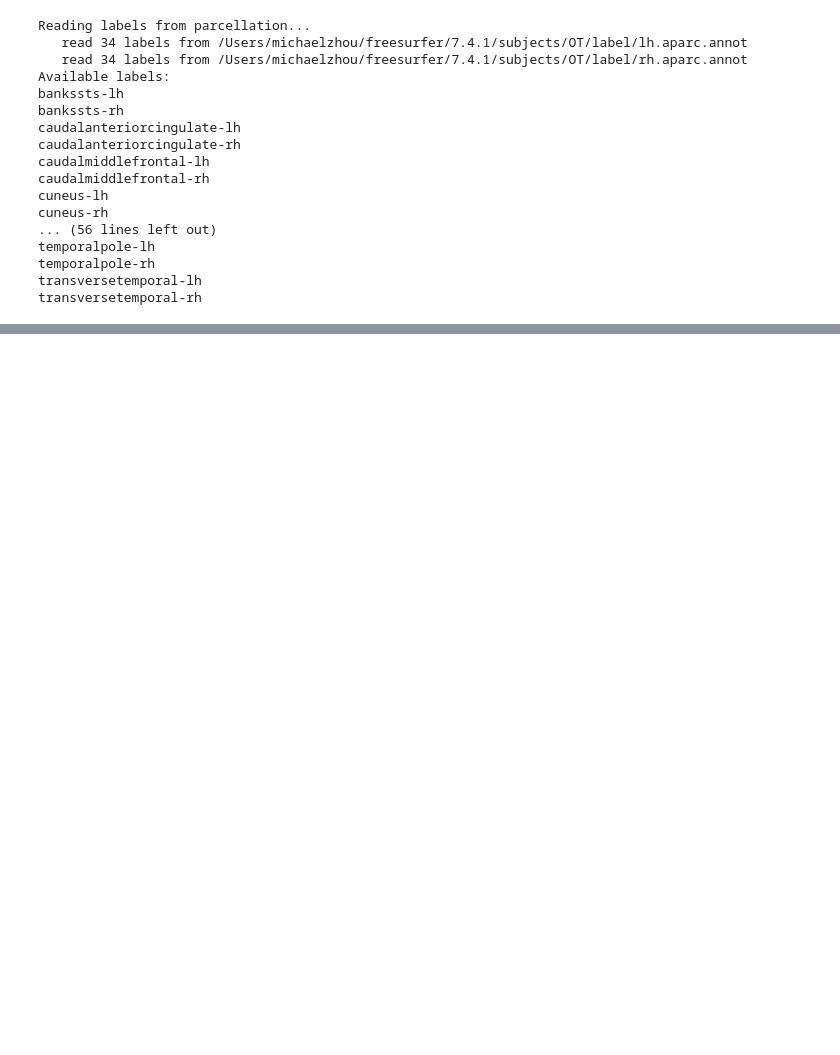
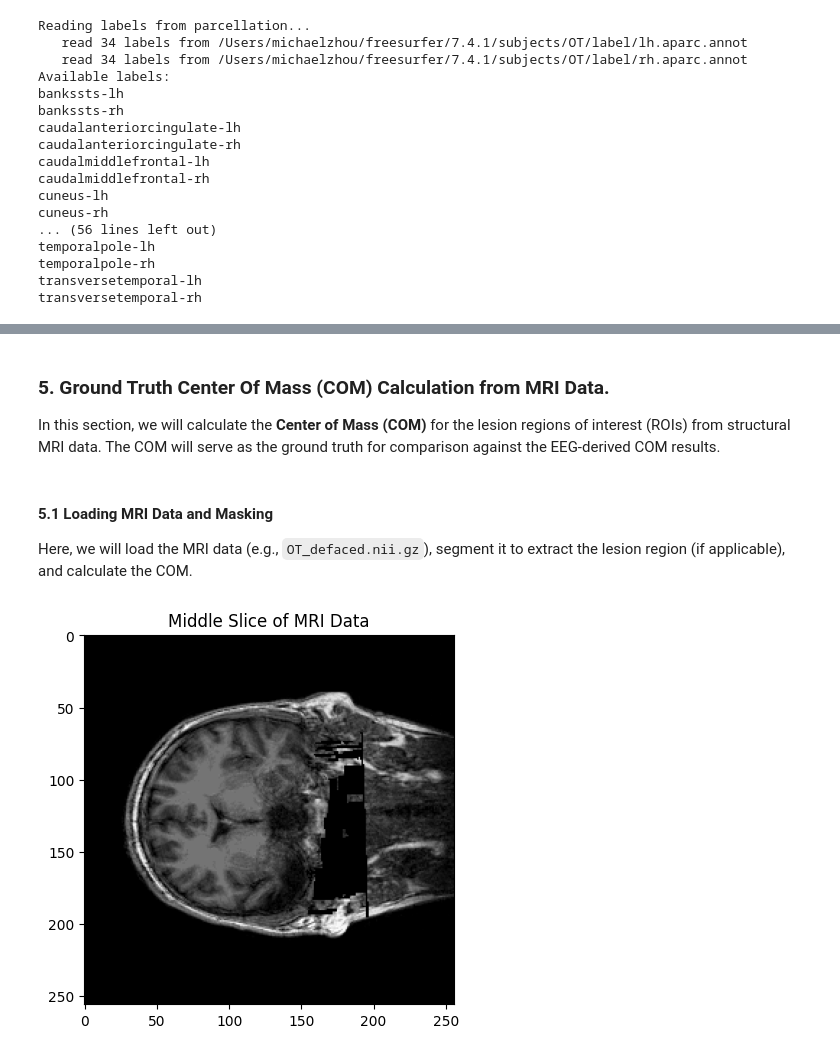
Before and after one commit to michaela10c/SilenceMap-Adaptation-and-Extensions, a Jupyter notebook: Part1-SilenceMap_Replication.ipynb, the cells around one changed output, grey strips where cells are left out. Drawn from its saved outputs; the diff is of its cells as text; code cells hidden in the pictures; blank space fills up the shorter version.

Commit message:
Added COM + COMD calculations + Ground truth

```diff
--- a/Part1-SilenceMap_Replication.ipynb
+++ b/Part1-SilenceMap_Replication.ipynb
@@ -734,0 +726,27 @@ Saved movie: 6Hz_activation.mp4
+# %% [markdown]
+### 5. Ground Truth Center Of Mass (COM) Calculation from MRI Data.
+
+In this section, we will calculate the **Center of Mass (COM)** for the lesion regions of interest (ROIs) from structural MRI data. The COM will serve as the ground truth for comparison against the EEG-derived COM results.
+# %% [markdown]
+#### 5.1 Loading MRI Data and Masking
+
+Here, we will load the MRI data (e.g., `OT_defaced.nii.gz`), segment it to extract the lesion region (if applicable), and calculate the COM.
+# %%
+# 5.1 Load MRI Data for the Subject (OT)
+import nibabel as nib
+
+# Load the MRI scan (defaced)
+mri_path = "datasets/MRI_dataset/OT_defaced.nii.gz"  # Adjust path
+mri_img = nib.load(mri_path)
+
+# Get the MRI data in array form
+mri_data = mri_img.get_fdata()
+
+# Optionally, visualize the MRI data (if necessary)
+import matplotlib.pyplot as plt
+
+plt.imshow(mri_data[:, :, mri_data.shape[2] // 2], cmap='gray')  # Show slice in the middle
+plt.title('Middle Slice of MRI Data')
+plt.show()
+# %% [output]
+[figure, added]
```
Also changed, not shown: parts of 17 cells of this notebook.
